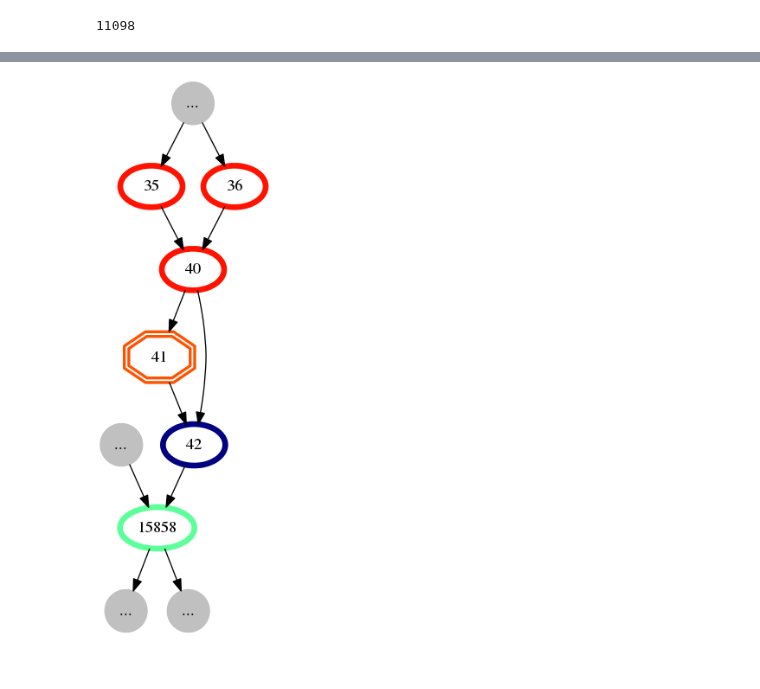
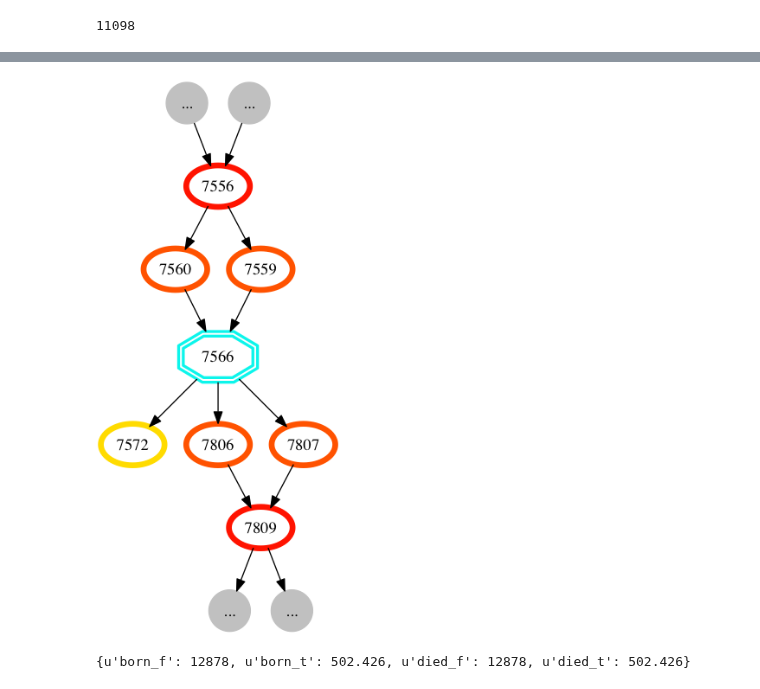
Before and after one commit to amarallab/waldo, a Jupyter notebook: workbooks/cgon_debug.ipynb, the cells around one changed output, grey strips where cells are left out. Saved outputs shown, nothing was run; the diff lists cells and outputs as text; code cells hidden in the pictures.

```diff
--- a/workbooks/cgon_debug.ipynb
+++ b/workbooks/cgon_debug.ipynb
@@ -45,4 +45,8 @@ look(graph, 41, 2)
 # %%
-look(graph_mod, 41, 2)
+look(graph_mod, 7566, 2)
 # %% [output]
-[figure, old version]
+[figure, new version]
+# %%
+graph_mod.node[7566]
+# %% [output]
+{u'born_f': 12878, u'born_t': 502.426, u'died_f': 12878, u'died_t': 502.426}
```
Also changed, not shown: parts of 4 cells of this notebook, 3 other files.
